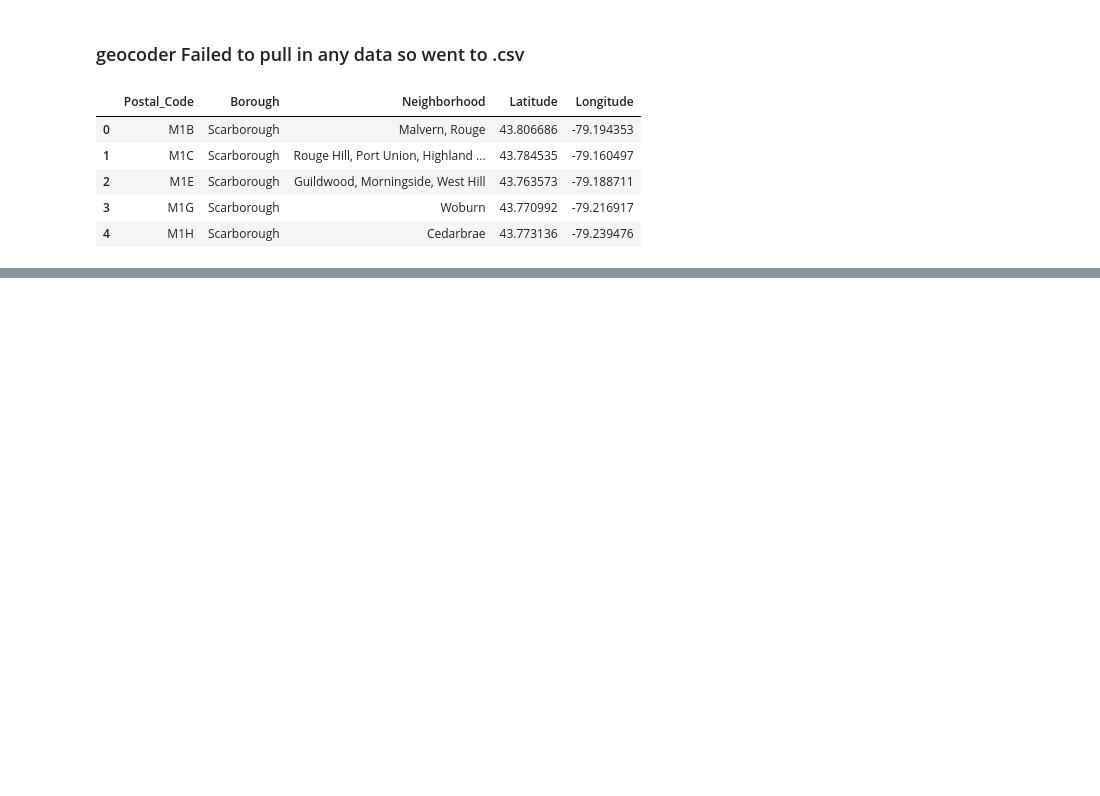
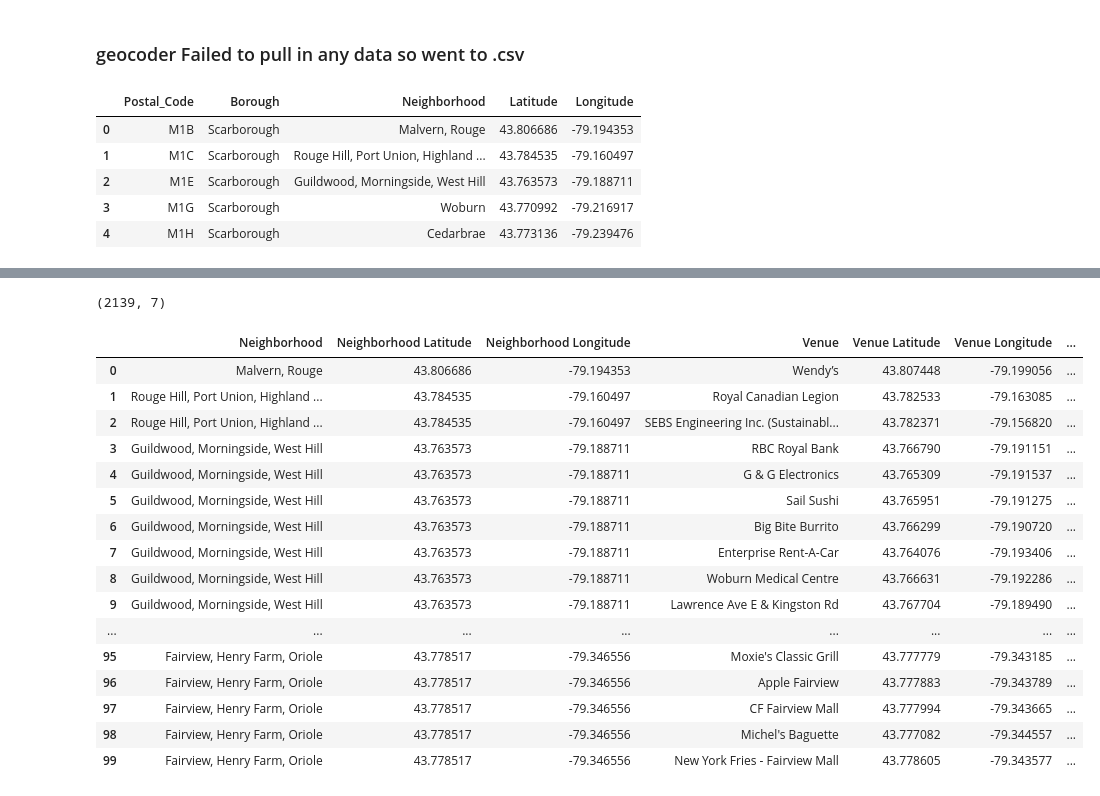
Before and after one commit to scvoor15/Battle_of_Neighborhoods, a Jupyter notebook: Explore_Toronto_Neighborhoods.ipynb, the cells around one changed output, grey strips where cells are left out. Cells and saved outputs as stored; diff of their text form; code cells hidden in the pictures; blank space fills up the shorter version.

```diff
--- a/Explore_Toronto_Neighborhoods.ipynb
+++ b/Explore_Toronto_Neighborhoods.ipynb
@@ -101,0 +298,3 @@ df2.head()
+# %%
+results = requests.get(url).json()
+results
@@ -101,0 +357,38 @@ df2.head()
+# %%
+def getNearbyVenues(names, latitudes, longitudes, radius=500):
+
+    venues_list=[]
+    for name, lat, lng in zip(names, latitudes, longitudes):
+        print(name)
+
+        # create the API request URL
+        url = 'https://api.foursquare.com/v2/venues/explore?&client_id={}&client_secret={}&v={}&ll={},{}&radius={}&limit={}'.format(CLIENT_ID, CLIENT_SECRET,VERSION,lat,lng,radius,LIMIT)
+
+        # make the GET request
+        results = requests.get(url).json()["response"]['groups'][0]['items']
+
+        # return only relevant information for each nearby venue
+        venues_list.append([(
+            name,
+            lat,
+            lng,
+            v['venue']['name'],
+            v['venue']['location']['lat'],
+            v['venue']['location']['lng'],
+            v['venue']['categories'][0]['name']) for v in results])
+
+    nearby_venues = pd.DataFrame([item for venue_list in venues_list for item in venue_list])
+    nearby_venues.columns = ['Neighborhood',
+                  'Neighborhood Latitude',
+                  'Neighborhood Longitude',
+                  'Venue',
+                  'Venue Latitude',
+                  'Venue Longitude',
+                  'Venue Category']
+
+    return(nearby_venues)
+# %%
+neighborhoods_venues = getNearbyVenues(names=neighborhoods_data['Neighborhood'],
+                                   latitudes=neighborhoods_data['Latitude'],
+                                   longitudes=neighborhoods_data['Longitude']
+                                  )
@@ -101,0 +413,22 @@ df2.head()
+# %%
+print(neighborhoods_venues.shape)
+neighborhoods_venues.head(100)
+# %% [output]
+(2139, 7)
+|  | Neighborhood | Neighborhood Latitude | Neighborhood Longitude | Venue | Venue Latitude | Venue Longitude | ... |
+| 0 | Malvern, Rouge | 43.806686 | -79.194353 | Wendy’s | 43.807448 | -79.199056 | ... |
+| 1 | Rouge Hill, Port Union, Highland ... | 43.784535 | -79.160497 | Royal Canadian Legion | 43.782533 | -79.163085 | ... |
+| 2 | Rouge Hill, Port Union, Highland ... | 43.784535 | -79.160497 | SEBS Engineering Inc. (Sustainabl... | 43.782371 | -79.156820 | ... |
+| 3 | Guildwood, Morningside, West Hill | 43.763573 | -79.188711 | RBC Royal Bank | 43.766790 | -79.191151 | ... |
+| 4 | Guildwood, Morningside, West Hill | 43.763573 | -79.188711 | G & G Electronics | 43.765309 | -79.191537 | ... |
+| 5 | Guildwood, Morningside, West Hill | 43.763573 | -79.188711 | Sail Sushi | 43.765951 | -79.191275 | ... |
+| 6 | Guildwood, Morningside, West Hill | 43.763573 | -79.188711 | Big Bite Burrito | 43.766299 | -79.190720 | ... |
+| 7 | Guildwood, Morningside, West Hill | 43.763573 | -79.188711 | Enterprise Rent-A-Car | 43.764076 | -79.193406 | ... |
+| 8 | Guildwood, Morningside, West Hill | 43.763573 | -79.188711 | Woburn Medical Centre | 43.766631 | -79.192286 | ... |
+| 9 | Guildwood, Morningside, West Hill | 43.763573 | -79.188711 | Lawrence Ave E & Kingston Rd | 43.767704 | -79.189490 | ... |
+| ... | ... | ... | ... | ... | ... | ... | ... |
+| 95 | Fairview, Henry Farm, Oriole | 43.778517 | -79.346556 | Moxie's Classic Grill | 43.777779 | -79.343185 | ... |
+| 96 | Fairview, Henry Farm, Oriole | 43.778517 | -79.346556 | Apple Fairview | 43.777883 | -79.343789 | ... |
+| 97 | Fairview, Henry Farm, Oriole | 43.778517 | -79.346556 | CF Fairview Mall | 43.777994 | -79.343665 | ... |
+| 98 | Fairview, Henry Farm, Oriole | 43.778517 | -79.346556 | Michel's Baguette | 43.777082 | -79.344557 | ... |
+| 99 | Fairview, Henry Farm, Oriole | 43.778517 | -79.346556 | New York Fries - Fairview Mall | 43.778605 | -79.343577 | ... |
```
Also changed, not shown: parts of 55 cells of this notebook.
